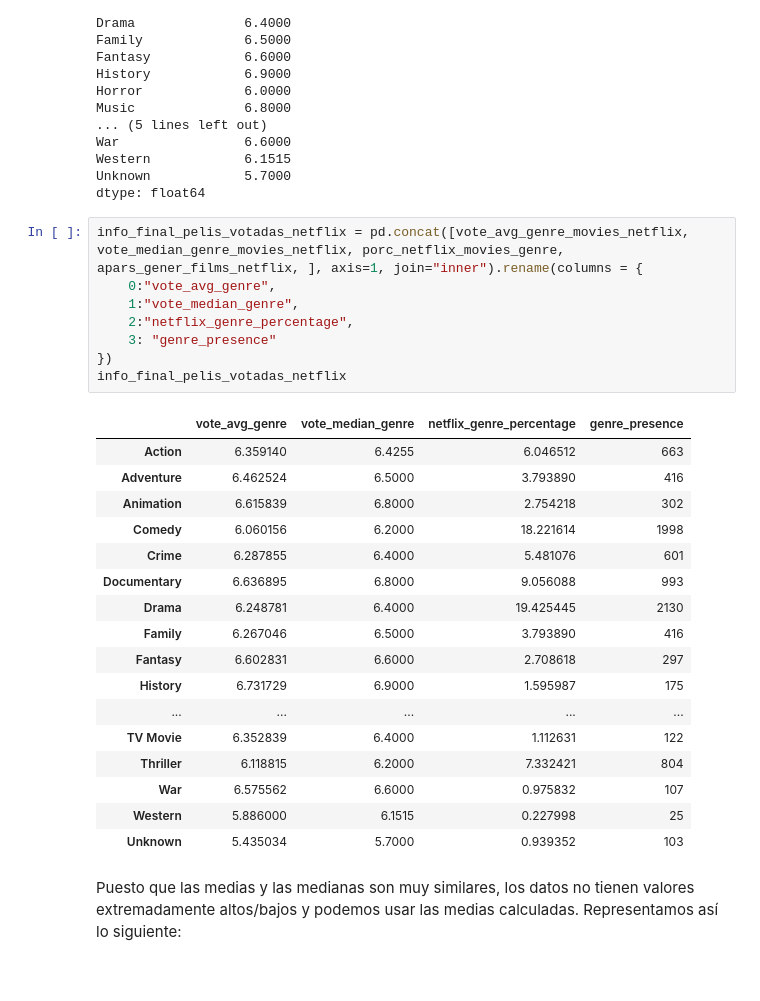
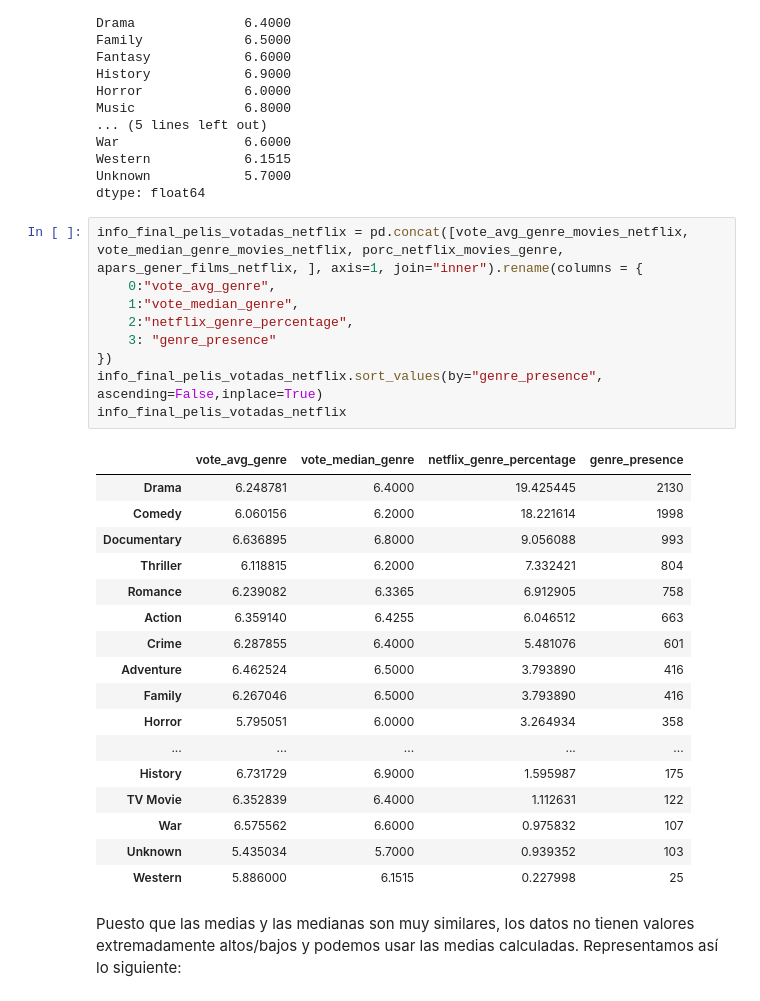
Before and after one commit to tacedo97/EDA-Streaming-Platforms-Spain, a Jupyter notebook: Analysis.ipynb, the cells around one changed output. Cells and saved outputs as stored; diff of their text form.

```diff
--- a/Analysis.ipynb
+++ b/Analysis.ipynb
@@ -1375,28 +1832,29 @@ dtype: float64
 # %%
 info_final_pelis_votadas_netflix = pd.concat([vote_avg_genre_movies_netflix, vote_median_genre_movies_netflix, porc_netflix_movies_genre, apars_gener_films_netflix, ], axis=1, join="inner").rename(columns = {
     0:"vote_avg_genre",
     1:"vote_median_genre",
     2:"netflix_genre_percentage",
     3: "genre_presence"
 })
+info_final_pelis_votadas_netflix.sort_values(by="genre_presence", ascending=False,inplace=True)
 info_final_pelis_votadas_netflix
 # %% [output]
 |  | vote_avg_genre | vote_median_genre | netflix_genre_percentage | genre_presence |
+| Drama | 6.248781 | 6.4000 | 19.425445 | 2130 |
+| Comedy | 6.060156 | 6.2000 | 18.221614 | 1998 |
+| Documentary | 6.636895 | 6.8000 | 9.056088 | 993 |
+| Thriller | 6.118815 | 6.2000 | 7.332421 | 804 |
+| Romance | 6.239082 | 6.3365 | 6.912905 | 758 |
 | Action | 6.359140 | 6.4255 | 6.046512 | 663 |
+| Crime | 6.287855 | 6.4000 | 5.481076 | 601 |
 | Adventure | 6.462524 | 6.5000 | 3.793890 | 416 |
-| Animation | 6.615839 | 6.8000 | 2.754218 | 302 |
-| Comedy | 6.060156 | 6.2000 | 18.221614 | 1998 |
-| Crime | 6.287855 | 6.4000 | 5.481076 | 601 |
-| Documentary | 6.636895 | 6.8000 | 9.056088 | 993 |
-| Drama | 6.248781 | 6.4000 | 19.425445 | 2130 |
 | Family | 6.267046 | 6.5000 | 3.793890 | 416 |
-| Fantasy | 6.602831 | 6.6000 | 2.708618 | 297 |
+| Horror | 5.795051 | 6.0000 | 3.264934 | 358 |
+| ... | ... | ... | ... | ... |
 | History | 6.731729 | 6.9000 | 1.595987 | 175 |
-| ... | ... | ... | ... | ... |
 | TV Movie | 6.352839 | 6.4000 | 1.112631 | 122 |
-| Thriller | 6.118815 | 6.2000 | 7.332421 | 804 |
 | War | 6.575562 | 6.6000 | 0.975832 | 107 |
+| Unknown | 5.435034 | 5.7000 | 0.939352 | 103 |
 | Western | 5.886000 | 6.1515 | 0.227998 | 25 |
-| Unknown | 5.435034 | 5.7000 | 0.939352 | 103 |
 # %% [markdown]
 Puesto que las medias y las medianas son muy similares, los datos no tienen valores extremadamente altos/bajos y podemos usar las medias calculadas. Representamos así lo siguiente:
```
Also changed, not shown: parts of 74 cells of this notebook, 13 other files.
